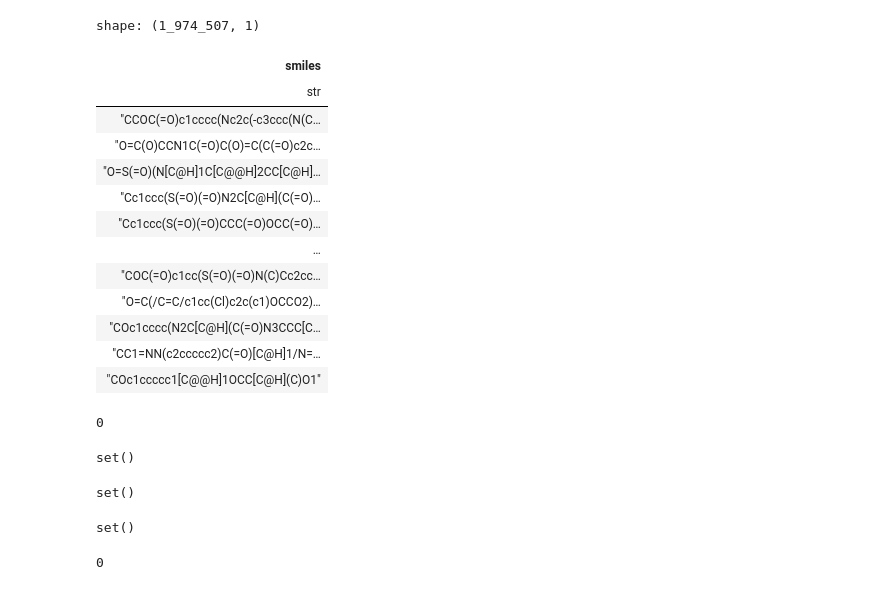
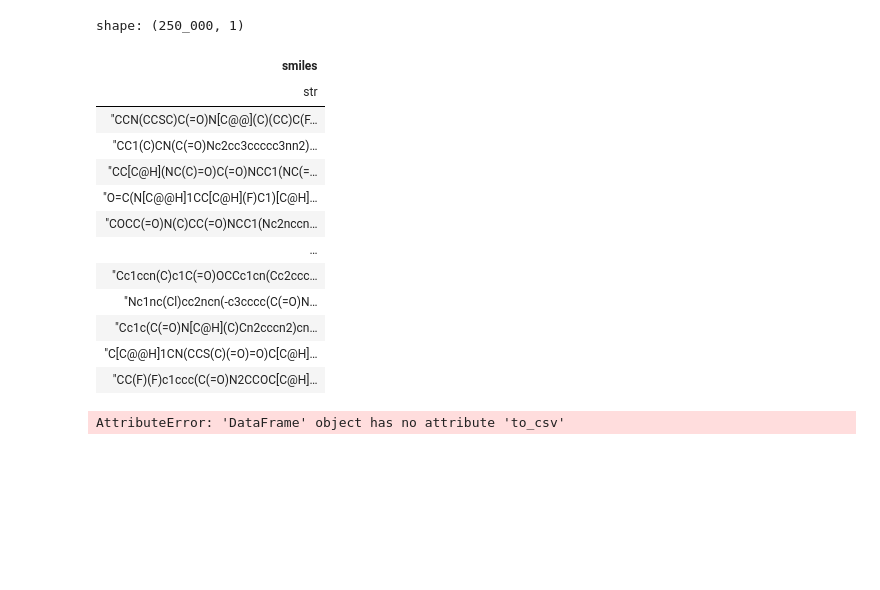
Before and after one commit to eda-ginger/Molecule-Learning, a Jupyter notebook: preprocessing.ipynb, the cells around one changed output. Saved outputs shown, nothing was run; the diff lists cells and outputs as text; code cells hidden in the pictures; blank space fills up the shorter version.

```diff
--- a/preprocessing.ipynb
+++ b/preprocessing.ipynb
@@ -3,30 +3,20 @@ import polars as pl
 from tqdm import tqdm
 from rdkit import Chem
 # %%
-data = pl.read_csv('smiles.csv')
+data = pl.read_csv('data/zinc/zinc15_250k.csv')
 data
 # %% [output]
-shape: (1_974_507, 1)
+shape: (250_000, 1)
 | smiles |
 | str |
-| "CCOC(=O)c1cccc(Nc2c(-c3ccc(N(C… |
-| "O=C(O)CCN1C(=O)C(O)=C(C(=O)c2c… |
-| "O=S(=O)(N[C@H]1C[C@@H]2CC[C@H]… |
-| "Cc1ccc(S(=O)(=O)N2C[C@H](C(=O)… |
-| "Cc1ccc(S(=O)(=O)CCC(=O)OCC(=O)… |
+| "CCN(CCSC)C(=O)N[C@@](C)(CC)C(F… |
+| "CC1(C)CN(C(=O)Nc2cc3ccccc3nn2)… |
+| "CC[C@H](NC(C)=O)C(=O)NCC1(NC(=… |
+| "O=C(N[C@@H]1CC[C@H](F)C1)[C@H]… |
+| "COCC(=O)N(C)CC(=O)NCC1(Nc2nccn… |
 | … |
-| "COC(=O)c1cc(S(=O)(=O)N(C)Cc2cc… |
-| "O=C(/C=C/c1cc(Cl)c2c(c1)OCCO2)… |
-| "COc1cccc(N2C[C@H](C(=O)N3CCC[C… |
-| "CC1=NN(c2ccccc2)C(=O)[C@H]1/N=… |
-| "COc1ccccc1[C@@H]1OCC[C@H](C)O1" |
+| "Cc1ccn(C)c1C(=O)OCCc1cn(Cc2ccc… |
+| "Nc1nc(Cl)cc2ncn(-c3cccc(C(=O)N… |
+| "Cc1c(C(=O)N[C@H](C)Cn2cccn2)cn… |
+| "C[C@@H]1CN(CCS(C)(=O)=O)C[C@H]… |
+| "CC(F)(F)c1ccc(C(=O)N2CCOC[C@H]… |
-# %%
-count = 0
-for i in tqdm(data['smiles']):
-    mol = Chem.MolFromSmiles(i)
-    if mol is None:
-        print(i)
-        count += 1
-print(count)
-# %% [output]
-0
@@ -42,22 +22,0 @@ tst_str = set(map(tuple, tst.select(['Drug', 'Target']).unique().rows()))
-# %%
-trn_str & val_str
-# %% [output]
-set()
-# %%
-trn_str & tst_str
-# %% [output]
-set()
-# %%
-val_str & tst_str
-# %% [output]
-set()
-# %%
-count = 0
-for i in tqdm(pl.concat([trn, val, tst])['Drug']):
-    mol = Chem.MolFromSmiles(i)
-    if mol is None:
-        print(i)
-        count += 1
-print(count)
-# %% [output]
-0
@@ -63,0 +25,12 @@ print(count)
+# %%
+row = []
+for i in tqdm(data['smiles']):
+    desc = CalcMolDescriptors(Chem.MolFromSmiles(i))
+    sub = {'smiles': i}
+    for k, v in desc.items():
+        sub[k] = v
+    row.append(sub)
+zinc = pl.DataFrame(row)
+# zinc.to_csv('data/zinc/descriptors.csv', index = False)
+# %% [output]
+AttributeError: 'DataFrame' object has no attribute 'to_csv'
```
Also changed, not shown: parts of 14 cells of this notebook, 8 other files.
